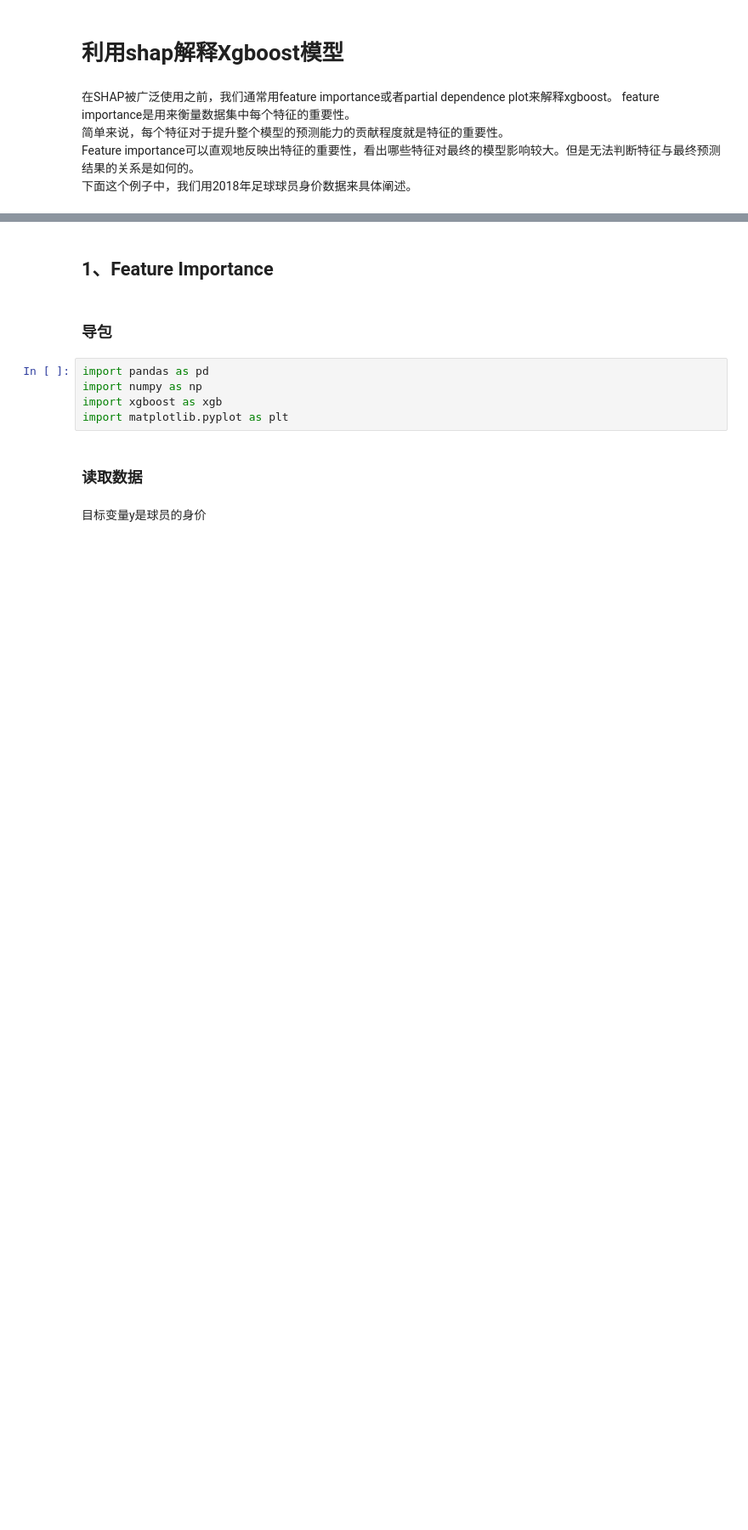
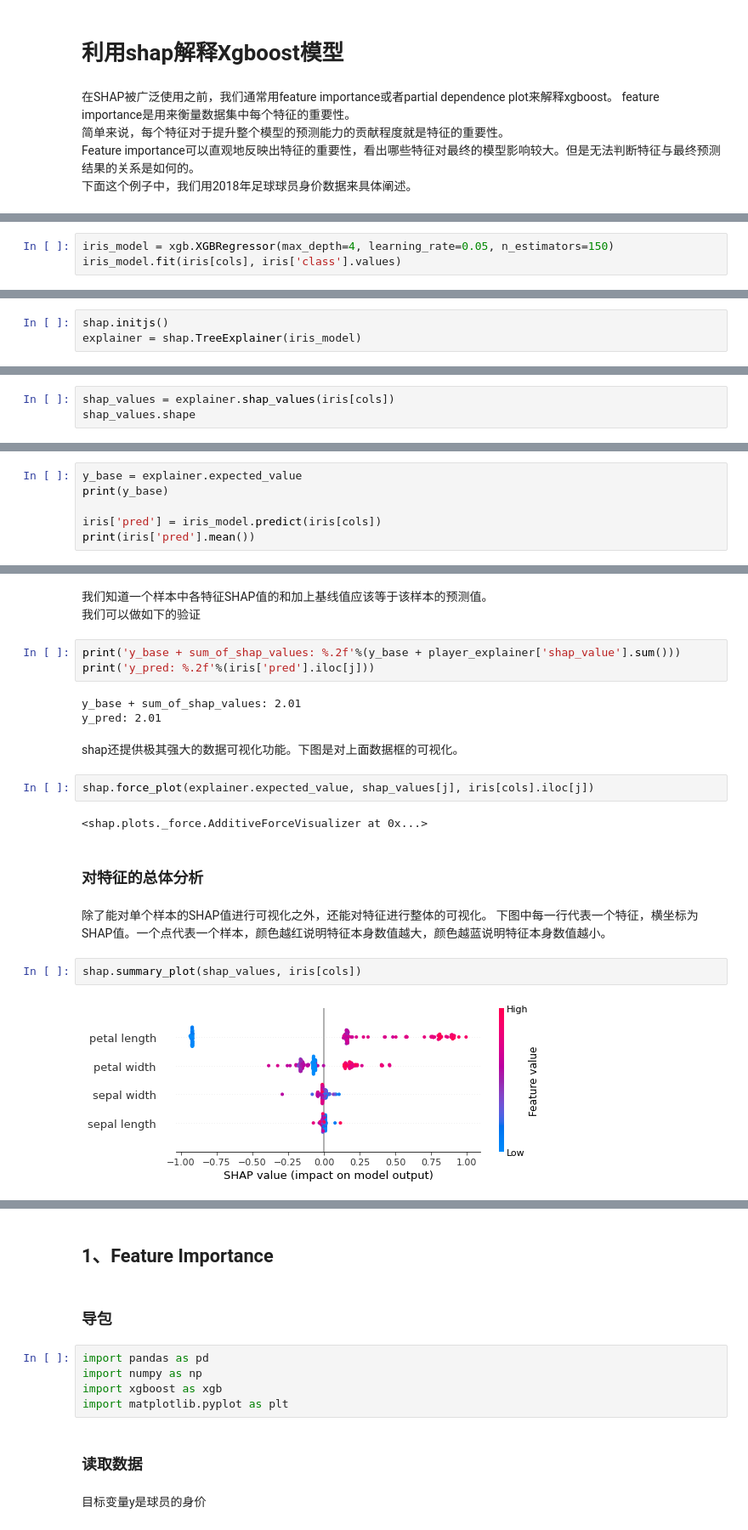
Before and after one commit to ZZh2333/IntelligentBigDataAnalysisAndDecisionMaking, a Jupyter notebook: homework-21-3-23/homework(2).ipynb, the cells around one changed output, grey strips where cells are left out. Shown at 85% size. Drawn from its saved outputs; the diff is of its cells as text; blank space fills up the shorter version.

```diff
--- a/homework-21-3-23/homework(2).ipynb
+++ b/homework-21-3-23/homework(2).ipynb
@@ -7,0 +39,3 @@ Feature importance可以直观地反映出特征的重要性，看出哪些特
+# %%
+iris_model = xgb.XGBRegressor(max_depth=4, learning_rate=0.05, n_estimators=150)
+iris_model.fit(iris[cols], iris['class'].values)
@@ -7,0 +51,3 @@ Feature importance可以直观地反映出特征的重要性，看出哪些特
+# %%
+shap.initjs()
+explainer = shap.TreeExplainer(iris_model)
@@ -7,0 +59,3 @@ Feature importance可以直观地反映出特征的重要性，看出哪些特
+# %%
+shap_values = explainer.shap_values(iris[cols])
+shap_values.shape
@@ -7,0 +66,6 @@ Feature importance可以直观地反映出特征的重要性，看出哪些特
+# %%
+y_base = explainer.expected_value
+print(y_base)
+
+iris['pred'] = iris_model.predict(iris[cols])
+print(iris['pred'].mean())
@@ -7,0 +93,24 @@ Feature importance可以直观地反映出特征的重要性，看出哪些特
+# %% [markdown]
+我们知道一个样本中各特征SHAP值的和加上基线值应该等于该样本的预测值。
+我们可以做如下的验证
+# %%
+print('y_base + sum_of_shap_values: %.2f'%(y_base + player_explainer['shap_value'].sum()))
+print('y_pred: %.2f'%(iris['pred'].iloc[j]))
+# %% [output]
+y_base + sum_of_shap_values: 2.01
+y_pred: 2.01
+# %% [markdown]
+shap还提供极其强大的数据可视化功能。下图是对上面数据框的可视化。
+# %%
+shap.force_plot(explainer.expected_value, shap_values[j], iris[cols].iloc[j])
+# %% [output]
+<shap.plots._force.AdditiveForceVisualizer at 0x...>
+# %% [markdown]
+### 对特征的总体分析
+# %% [markdown]
+除了能对单个样本的SHAP值进行可视化之外，还能对特征进行整体的可视化。
+下图中每一行代表一个特征，横坐标为SHAP值。一个点代表一个样本，颜色越红说明特征本身数值越大，颜色越蓝说明特征本身数值越小。
+# %%
+shap.summary_plot(shap_values, iris[cols])
+# %% [output]
+[figure, added]
```
Also changed, not shown: parts of 45 cells of this notebook, 1 other file.
